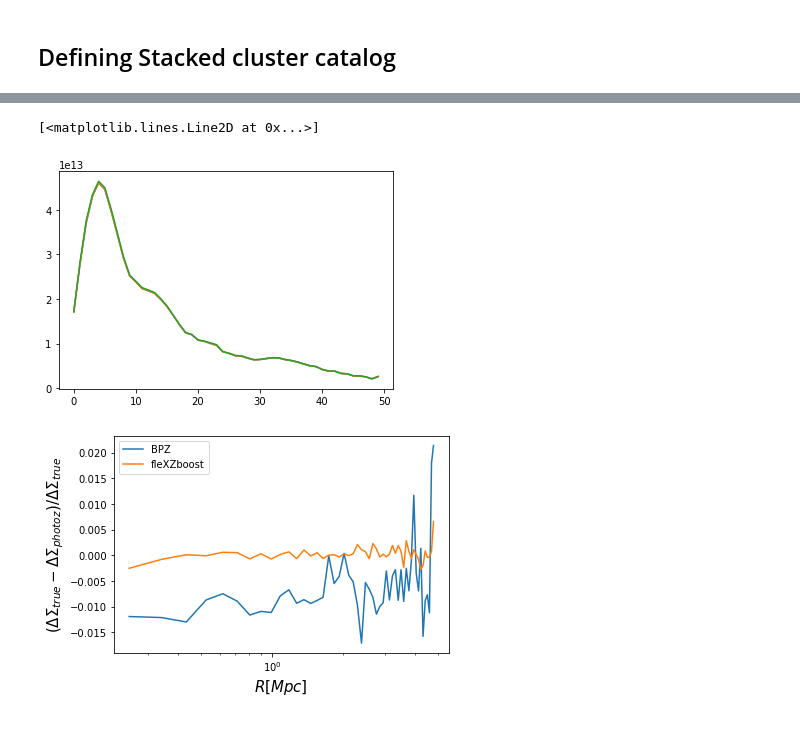
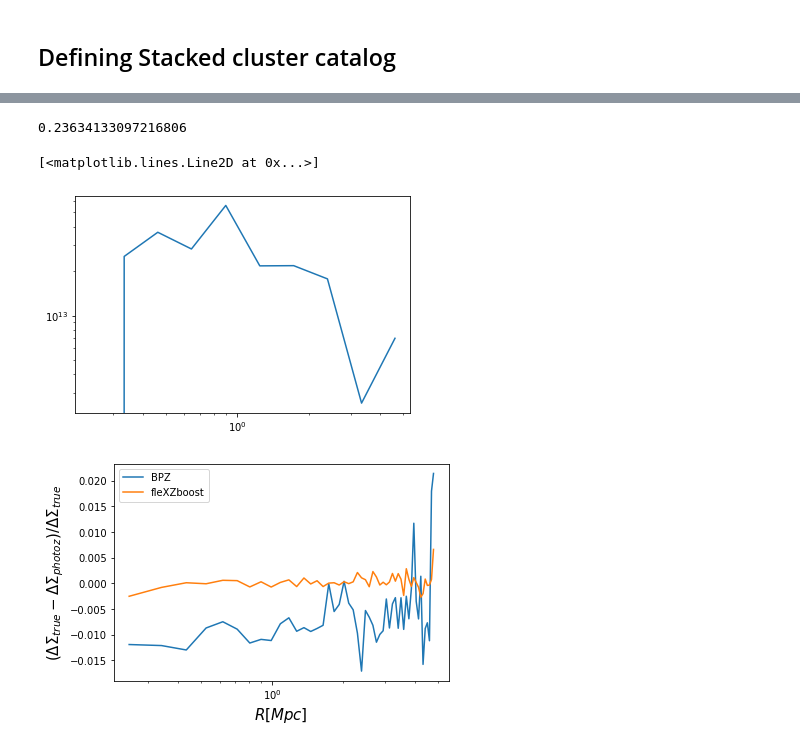
Before and after one commit to payerne/DC2Analysis, a Jupyter notebook: examples/Example_Fit_Halo_mass_cosmoDC2.ipynb, the cells around one changed output, grey strips where cells are left out. Cells and saved outputs as stored; diff of their text form; code cells hidden in the pictures.

```diff
--- a/examples/Example_Fit_Halo_mass_cosmoDC2.ipynb
+++ b/examples/Example_Fit_Halo_mass_cosmoDC2.ipynb
@@ -109,3 +122,0 @@ cl = cat.compute_weights(photoz = 'BPZ', catalog = cl)
-# %%
-cl = cat.compute_signal(photoz = 'fleXZboost', catalog = cl)
-cl = cat.compute_weights(photoz = 'fleXZboost', catalog = cl)
@@ -138,23 +137,26 @@ GalaxyCluster Stack: (ra=0.0, dec=0.0) at z=nan
 # %%
-mask = (cl.galcat['w_ls_v1'] != 0)*(cl.galcat['w_ls_flexzboost_v1'] != 0)
+mask = (cl.galcat['w_ls_true'] != None)*(np.invert(np.isnan(cl.galcat['st_true'])))
 cl_cut = cl.galcat[mask]
 cl_cut = clmm.GalaxyCluster('Stack', 0, 0, cl.z, cl_cut)
 cl_cut.n_stacked_catalogs = cl.n_stacked_catalogs
+# %%
+np.std(cl_cut.galcat['et']) +
+# %% [output]
+0.23634133097216806
 # %%
-down, up, n_bins = 0.2 , (0.3*np.pi/180)*cosmo.eval_da(cat.z)-0.5 , 50
+down, up, n_bins = 0.2 , (0.3*np.pi/180)*cosmo.eval_da(cat.z) , 10
 # %%
-bin_edges = pa.make_bins( down , up , n_bins , method = 'evenwidth')
+bin_edges = pa.make_bins( down , up , n_bins , method = 'evenlog10width')
 shear = prf.Shear(is_deltasigma = True, cosmo = cosmo)
 profile_true = shear.make_binned_profile(metacatalog = cl_cut, tan = 'st_true', cross = 'sx_true', weights = 'w_ls_true', bin_edges = bin_edges)
-profile_photoz_v1 = shear.make_binned_profile(metacatalog = cl_cut, tan = 'st_v1', cross = 'sx_v1', weights = 'w_ls_v1', bin_edges = bin_edges)
-profile_photoz_flexzboost_v1 = shear.make_binned_profile(metacatalog = cl_cut, tan = 'st_flexzboost_v1', cross = 'sx_flexzboost_v1', weights = 'w_ls_flexzboost_v1', bin_edges = bin_edges)
+#profile_photoz_v1 = shear.make_binned_profile(metacatalog = cl_cut, tan = 'st_v1', cross = 'sx_v1', weights = 'w_ls_v1', bin_edges = bin_edges)
+#profile_photoz_flexzboost_v1 = shear.make_binned_profile(metacatalog = cl_cut, tan = 'st_flexzboost_v1', cross = 'sx_flexzboost_v1', weights = 'w_ls_flexzboost_v1', bin_edges = bin_edges)
-# %%
-plt.plot(profile_photoz_flexzboost_v1['gt'])
-plt.plot(profile_true['gt'])
-plt.plot(profile_photoz_v1['gt'])
-# %% [output]
-[<matplotlib.lines.Line2D at 0x...>]
-[figure, removed]
+# %%
+
+plt.loglog(profile_true['radius'], profile_true['gt'])
+# %% [output]
+[<matplotlib.lines.Line2D at 0x...>]
+[figure, added]
 # %%
 bais_v1 = -(profile_photoz_v1['gt'] - profile_true['gt'])/profile_true['gt']
 bais_flexzboost_v1 = -(profile_photoz_flexzboost_v1['gt'] - profile_true['gt'])/profile_true['gt']
```
Also changed, not shown: parts of 17 cells of this notebook, 19 other files.
